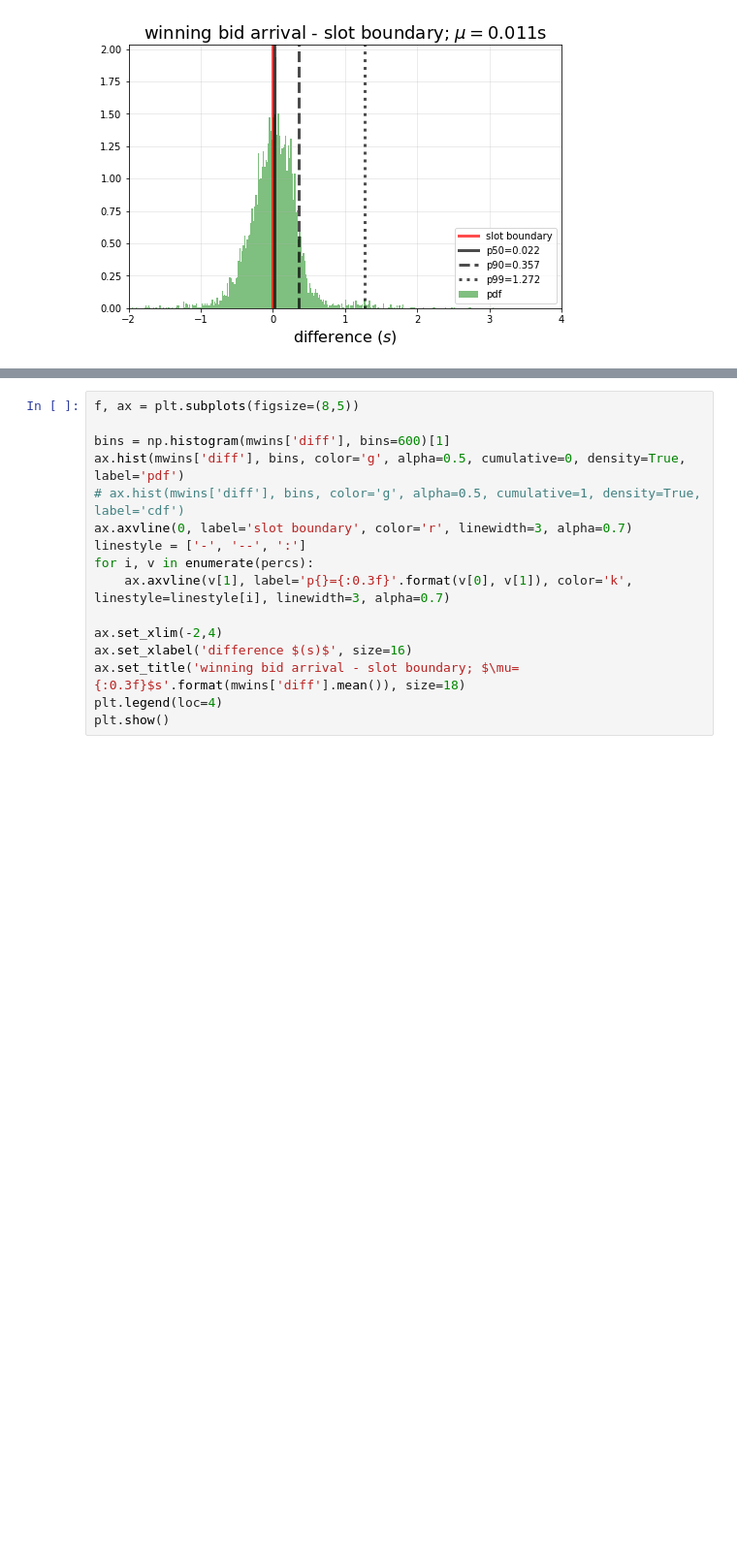
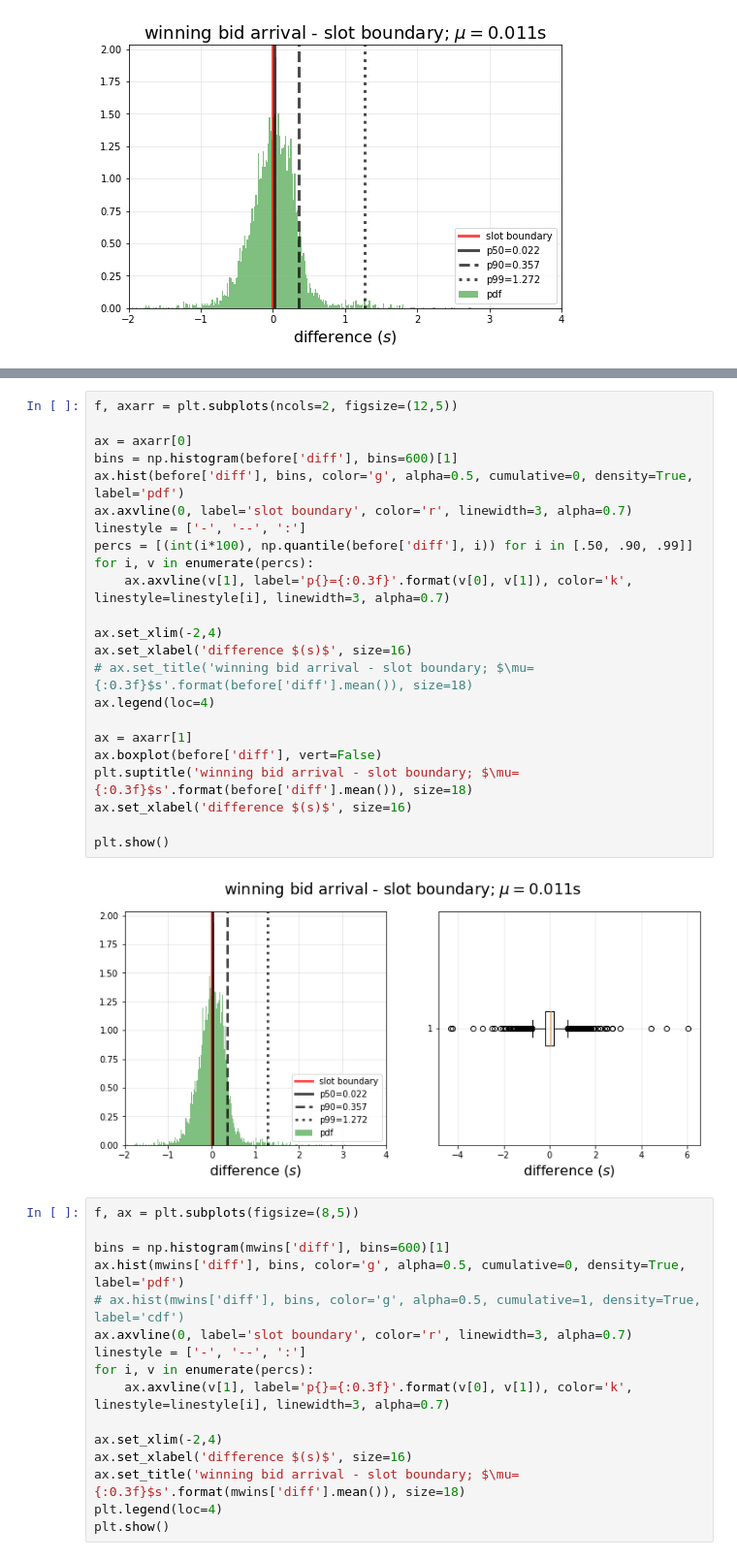
Before and after one commit to michaelneuder/relay-data, a Jupyter notebook: frontier.ipynb, the cells around one changed output, grey strips where cells are left out. Shown at 97% size. Drawn from its saved outputs; the diff is of its cells as text; blank space fills up the shorter version.

```diff
--- a/frontier.ipynb
+++ b/frontier.ipynb
@@ -173,3 +177,28 @@ plt.show()
+# %%
+f, axarr = plt.subplots(ncols=2, figsize=(12,5))
+
+ax = axarr[0]
+bins = np.histogram(before['diff'], bins=600)[1]
+ax.hist(before['diff'], bins, color='g', alpha=0.5, cumulative=0, density=True, label='pdf')
+ax.axvline(0, label='slot boundary', color='r', linewidth=3, alpha=0.7)
+linestyle = ['-', '--', ':']
+percs = [(int(i*100), np.quantile(before['diff'], i)) for i in [.50, .90, .99]]
+for i, v in enumerate(percs):
+    ax.axvline(v[1], label='p{}={:0.3f}'.format(v[0], v[1]), color='k', linestyle=linestyle[i], linewidth=3, alpha=0.7)
+
+ax.set_xlim(-2,4)
+ax.set_xlabel('difference $(s)$', size=16)
+# ax.set_title('winning bid arrival - slot boundary; $\mu={:0.3f}$s'.format(before['diff'].mean()), size=18)
+ax.legend(loc=4)
+
+ax = axarr[1]
+ax.boxplot(before['diff'], vert=False)
+plt.suptitle('winning bid arrival - slot boundary; $\mu={:0.3f}$s'.format(before['diff'].mean()), size=18)
+ax.set_xlabel('difference $(s)$', size=16)
+
+plt.show()
+# %% [output]
+[figure, added]
 # %%
 f, ax = plt.subplots(figsize=(8,5))
 
```
Also changed, not shown: parts of 6 cells of this notebook, 8 other files.
